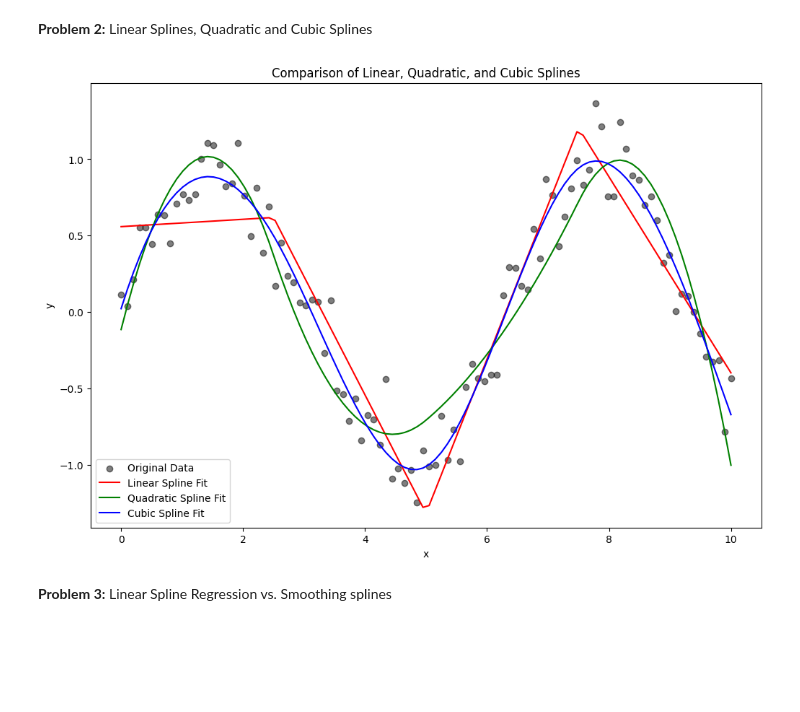
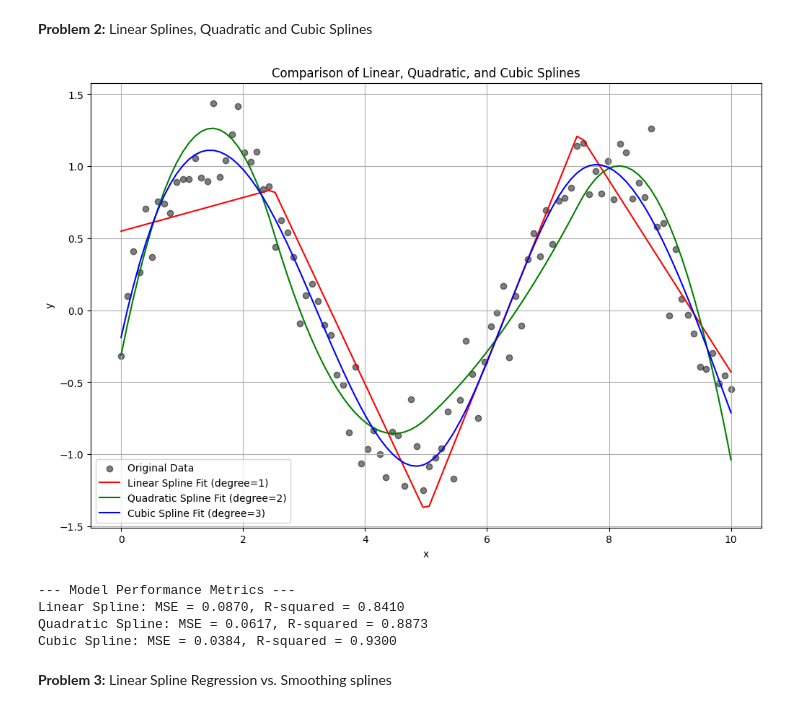
Before and after one commit to amrahmani/Machine-Learning, a Jupyter notebook: Ch11_NonLinearRegression.ipynb, the cells around one changed output. Saved outputs shown, nothing was run; the diff lists cells and outputs as text; code cells hidden in the pictures; blank space fills up the shorter version.

```diff
--- a/Ch11_NonLinearRegression.ipynb
+++ b/Ch11_NonLinearRegression.ipynb
@@ -39,49 +39,74 @@ plt.show()
 # %%
 import numpy as np
 import matplotlib.pyplot as plt
 from sklearn.linear_model import LinearRegression
 from sklearn.preprocessing import SplineTransformer
+from sklearn.metrics import mean_squared_error, r2_score
 
 # Generate sample data
-x = np.linspace(0, 10, 100)
-y = np.sin(x) + np.random.normal(0, 0.2, 100)
+x = np.linspace(0, 10, 100).reshape(-1, 1)  # Reshape for sklearn
+y = np.sin(x) + np.random.normal(0, 0.2, 100).reshape(-1, 1)
 
-# Linear Spline (degree=1)
-spline_transformer_linear = SplineTransformer(n_knots=5, degree=1)
-x_spline_linear = spline_transformer_linear.fit_transform(x.reshape(-1, 1))
+# --- Linear Spline (degree=1) ---
+spline_transformer_linear = SplineTransformer(n_knots=5, degree=1, include_bias=False)
+x_spline_linear = spline_transformer_linear.fit_transform(x)
 model_linear = LinearRegression()
 model_linear.fit(x_spline_linear, y)
 y_pred_linear = model_linear.predict(x_spline_linear)
 
-# Quadratic Spline (degree=2)
-spline_transformer_quadratic = SplineTransformer(n_knots=5, degree=2)
-x_spline_quadratic = spline_transformer_quadratic.fit_transform(x.reshape(-1, 1))
+# --- Quadratic Spline (degree=2) ---
+spline_transformer_quadratic = SplineTransformer(n_knots=5, degree=2, include_bias=False)
+x_spline_quadratic = spline_transformer_quadratic.fit_transform(x)
 model_quadratic = LinearRegression()
 model_quadratic.fit(x_spline_quadratic, y)
 y_pred_quadratic = model_quadratic.predict(x_spline_quadratic)
 
-# Cubic Spline (degree=3)
-spline_transformer_cubic = SplineTransformer(n_knots=5, degree=3)
-x_spline_cubic = spline_transformer_cubic.fit_transform(x.reshape(-1, 1))
+# --- Cubic Spline (degree=3) ---
+spline_transformer_cubic = SplineTransformer(n_knots=5, degree=3, include_bias=False)
+x_spline_cubic = spline_transformer_cubic.fit_transform(x)
 model_cubic = LinearRegression()
 model_cubic.fit(x_spline_cubic, y)
 y_pred_cubic = model_cubic.predict(x_spline_cubic)
 
-# Plotting the original data and the different spline fits
+# --- Plotting the original data and the different spline fits ---
 plt.figure(figsize=(12, 8))
 plt.scatter(x, y, label="Original Data", color='black', alpha=0.5)
 
-plt.plot(x, y_pred_linear, label="Linear Spline Fit", color='red')
-plt.plot(x, y_pred_quadratic, label="Quadratic Spline Fit", color='green')
-plt.plot(x, y_pred_cubic, label="Cubic Spline Fit", color='blue')
+# Plot each spline prediction
+plt.plot(x, y_pred_linear, label="Linear Spline Fit (degree=1)", color='red')
+plt.plot(x, y_pred_quadratic, label="Quadratic Spline Fit (degree=2)", color='green')
+plt.plot(x, y_pred_cubic, label="Cubic Spline Fit (degree=3)", color='blue')
 
 plt.xlabel("x")
 plt.ylabel("y")
 plt.title("Comparison of Linear, Quadratic, and Cubic Splines")
 plt.legend()
+plt.grid(True)
 plt.show()
+
+# --- Evaluating the models using metrics ---
+print("--- Model Performance Metrics ---")
+
+# Linear Spline
+mse_linear = mean_squared_error(y, y_pred_linear)
+r2_linear = r2_score(y, y_pred_linear)
+print(f"Linear Spline: MSE = {mse_linear:.4f}, R-squared = {r2_linear:.4f}")
+
+# Quadratic Spline
+mse_quadratic = mean_squared_error(y, y_pred_quadratic)
+r2_quadratic = r2_score(y, y_pred_quadratic)
+print(f"Quadratic Spline: MSE = {mse_quadratic:.4f}, R-squared = {r2_quadratic:.4f}")
+
+# Cubic Spline
+mse_cubic = mean_squared_error(y, y_pred_cubic)
+r2_cubic = r2_score(y, y_pred_cubic)
+print(f"Cubic Spline: MSE = {mse_cubic:.4f}, R-squared = {r2_cubic:.4f}")
 # %% [output]
-[figure, old version]
+[figure, new version]
+--- Model Performance Metrics ---
+Linear Spline: MSE = 0.0870, R-squared = 0.8410
+Quadratic Spline: MSE = 0.0617, R-squared = 0.8873
+Cubic Spline: MSE = 0.0384, R-squared = 0.9300
 # %% [markdown]
 **Problem 3:** Linear Spline Regression vs. Smoothing splines
 # %%
```
